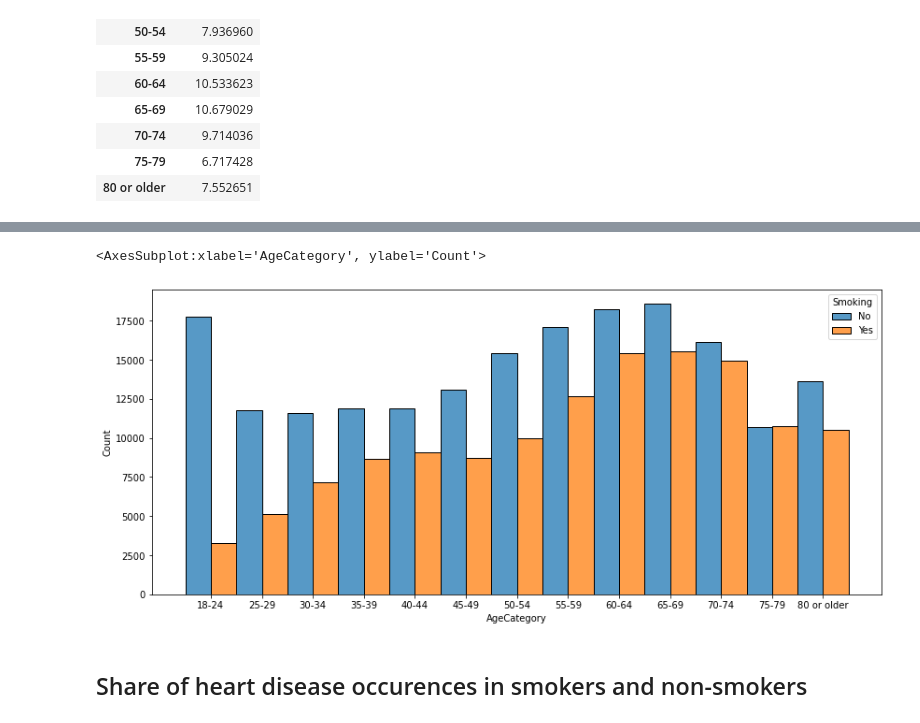
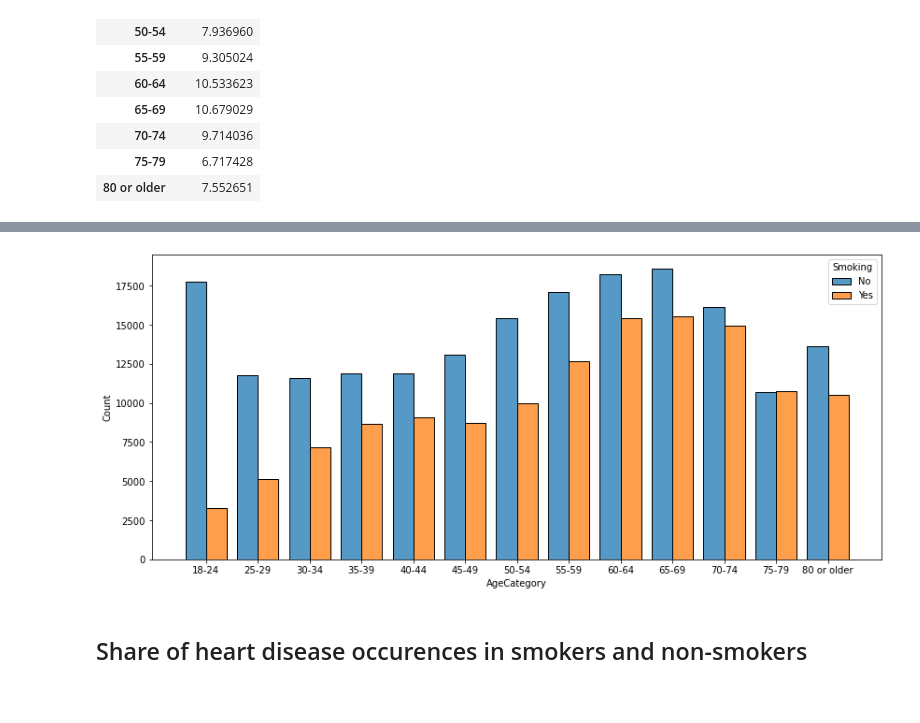
Before and after one commit to arthurto/HeartDisease_Data_Analysis, a Jupyter notebook: Analysis.ipynb, the cells around one changed output, grey strips where cells are left out. Drawn from its saved outputs; the diff is of its cells as text; code cells hidden in the pictures.

```diff
--- a/Analysis.ipynb
+++ b/Analysis.ipynb
@@ -146,10 +129,11 @@ From our data we can see that we have a very big percentage of smokers in variou
 # %%
 fig  = plt.figure(figsize=(14,6))
 sns.histplot(data = data.sort_values('AgeCategory'),
-            x = 'AgeCategory', hue= 'Smoking',multiple="dodge")
+            x = 'AgeCategory', hue= 'Smoking',multiple="dodge", shrink=0.8)
+
+fig.show()
 # %% [output]
-<AxesSubplot:xlabel='AgeCategory', ylabel='Count'>
-[figure, old version]
+[figure, new version]
 # %% [markdown]
 ## Share of heart disease occurences in smokers and non-smokers
 # %% [markdown]
```
Also changed, not shown: parts of 14 cells of this notebook.
